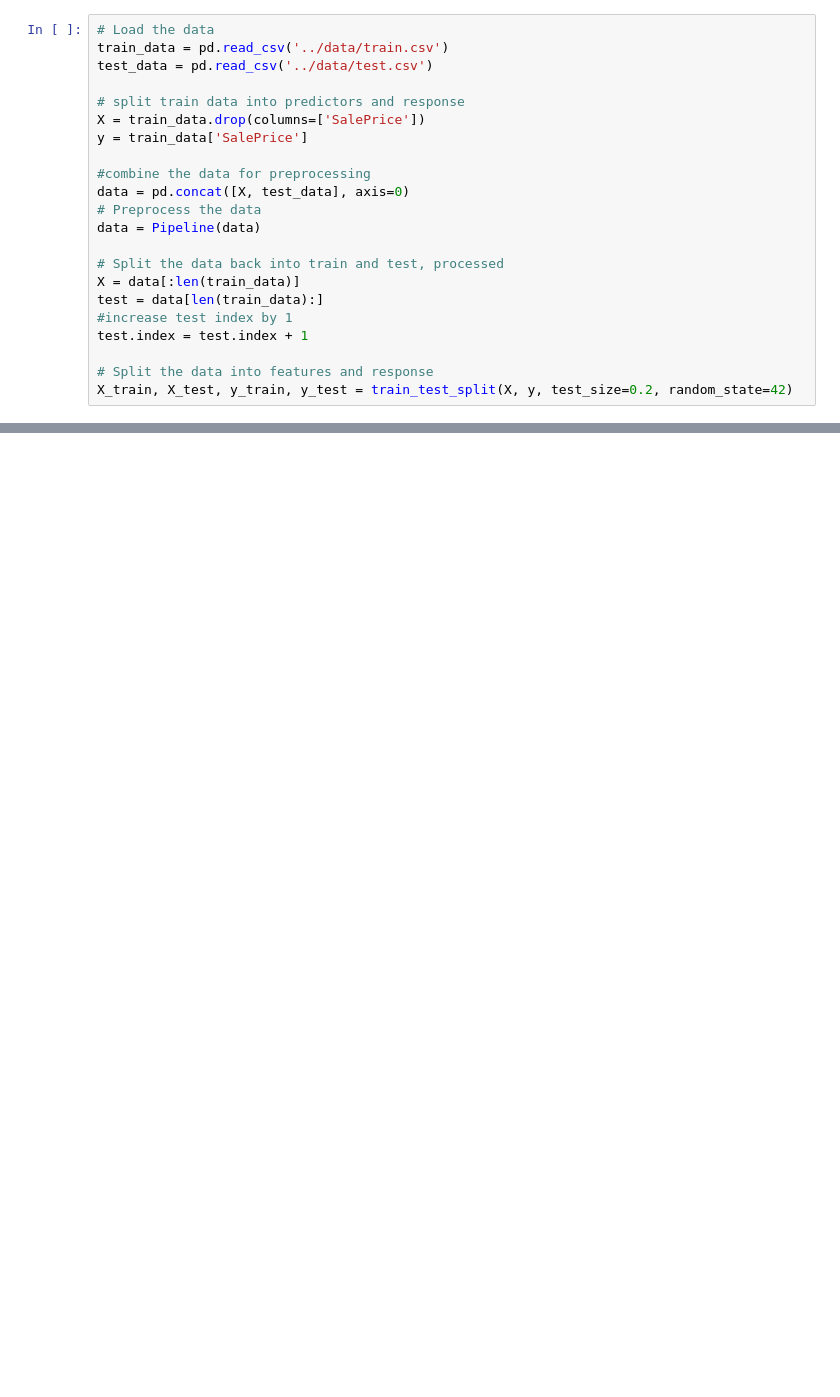
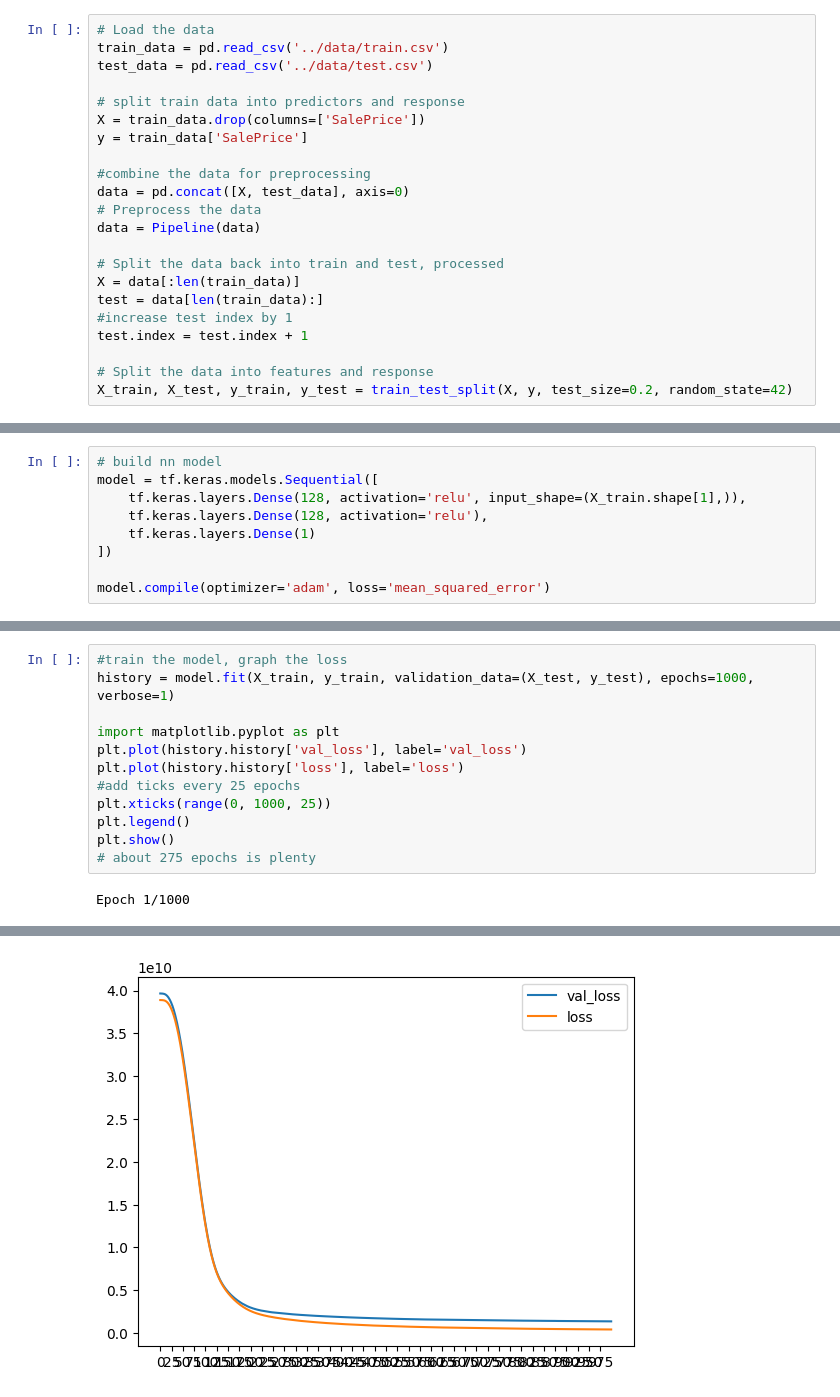
Before and after one commit to Homulgomul/housePrices, a Jupyter notebook: notebooks/modelSelection.ipynb, the cells around one changed output, grey strips where cells are left out. Drawn from its saved outputs; the diff is of its cells as text; blank space fills up the shorter version.

Commit message:
add 128x128 dense NN, results not great

```diff
--- a/notebooks/modelSelection.ipynb
+++ b/notebooks/modelSelection.ipynb
@@ -71,2 +90,11 @@ ExtraTreesRegressor R^2: 0.8915518396856689
 HistGradientBoostingRegressor MSE: 857279866.6666343
 HistGradientBoostingRegressor R^2: 0.8882342362618998
+# %%
+# build nn model
+model = tf.keras.models.Sequential([
+    tf.keras.layers.Dense(128, activation='relu', input_shape=(X_train.shape[1],)),
+    tf.keras.layers.Dense(128, activation='relu'),
+    tf.keras.layers.Dense(1)
+])
+
+model.compile(optimizer='adam', loss='mean_squared_error')
@@ -72,0 +116,14 @@ HistGradientBoostingRegressor R^2: 0.8882342362618998
+# %%
+#train the model, graph the loss
+history = model.fit(X_train, y_train, validation_data=(X_test, y_test), epochs=1000, verbose=1)
+
+import matplotlib.pyplot as plt
+plt.plot(history.history['val_loss'], label='val_loss')
+plt.plot(history.history['loss'], label='loss')
+#add ticks every 25 epochs
+plt.xticks(range(0, 1000, 25))
+plt.legend()
+plt.show()
+# about 275 epochs is plenty
+# %% [output]
+Epoch 1/1000
@@ -72,0 +153 @@ HistGradientBoostingRegressor R^2: 0.8882342362618998
+[figure, added]
```
Also changed, not shown: parts of 5 cells of this notebook, 2 other files.
